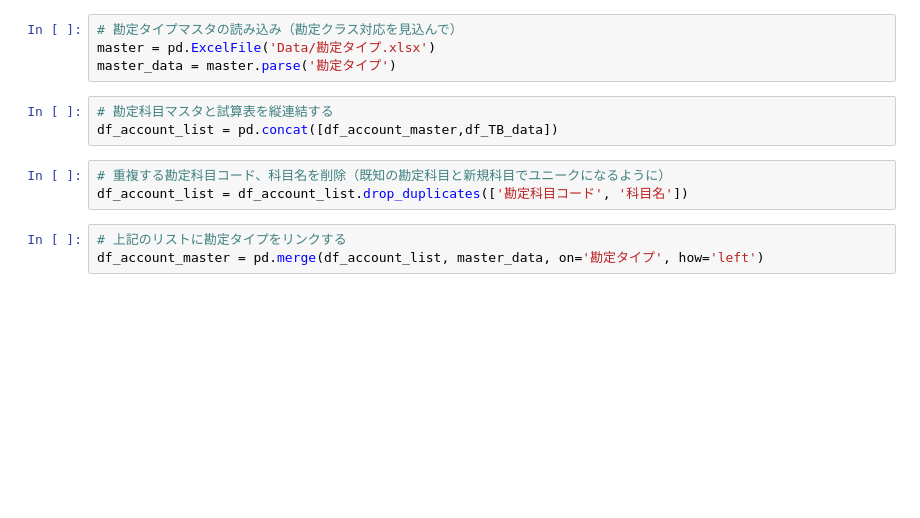
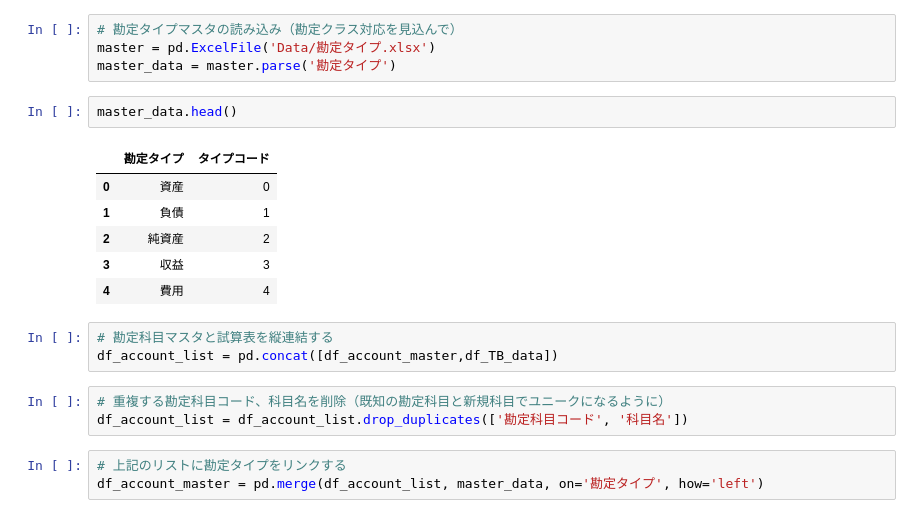
Before and after one commit to YoshihideNakao/Account_Code_Deep_Learning, a Jupyter notebook: Deep_Learning_Word2vec_Pandas_001.ipynb, the cells around one changed output. Drawn from its saved outputs; the diff is of its cells as text; blank space fills up the shorter version.

```diff
--- a/Deep_Learning_Word2vec_Pandas_001.ipynb
+++ b/Deep_Learning_Word2vec_Pandas_001.ipynb
@@ -30,6 +54,15 @@ df_TB_data = TB_file.parse('試算表')
 # 勘定タイプマスタの読み込み（勘定クラス対応を見込んで）
 master = pd.ExcelFile('Data/勘定タイプ.xlsx')
 master_data = master.parse('勘定タイプ')
+# %%
+master_data.head()
+# %% [output]
+|  | 勘定タイプ | タイプコード |
+| 0 | 資産 | 0 |
+| 1 | 負債 | 1 |
+| 2 | 純資産 | 2 |
+| 3 | 収益 | 3 |
+| 4 | 費用 | 4 |
 # %%
 # 勘定科目マスタと試算表を縦連結する
 df_account_list = pd.concat([df_account_master,df_TB_data])
```
Also changed, not shown: parts of 17 cells of this notebook.
